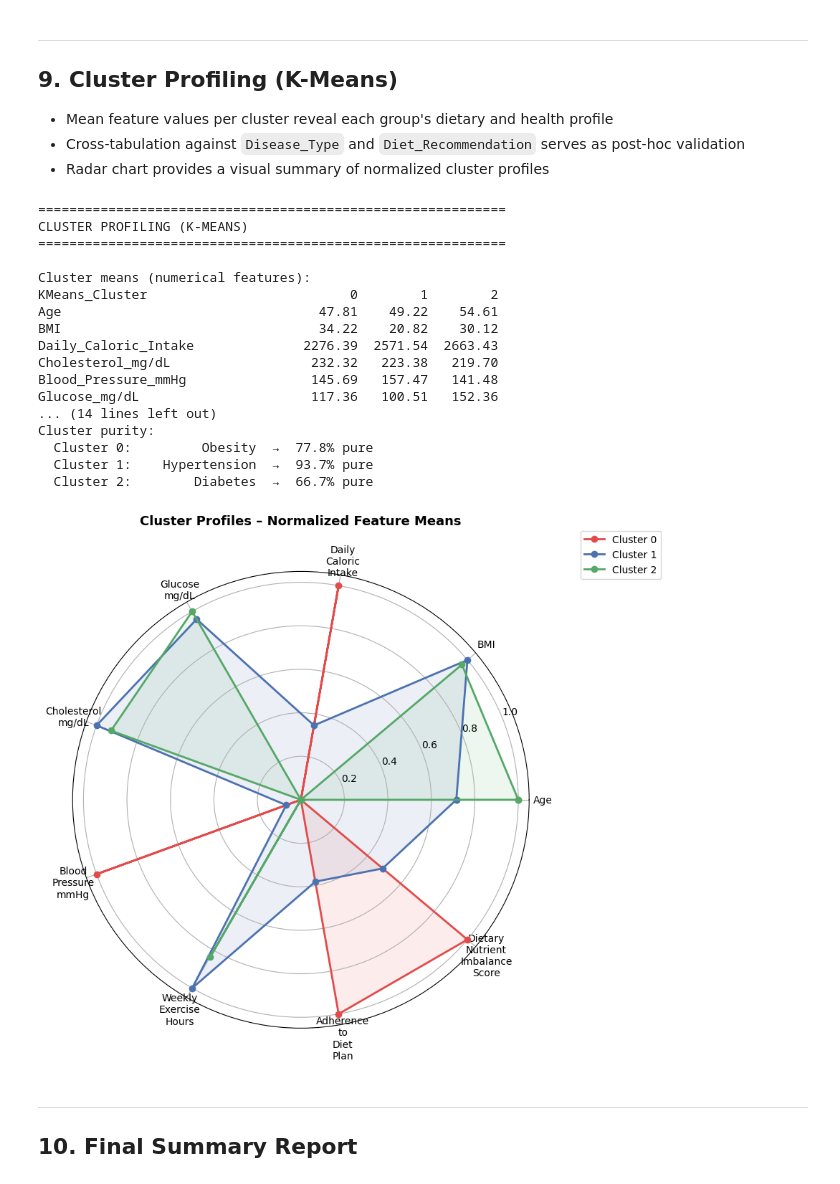
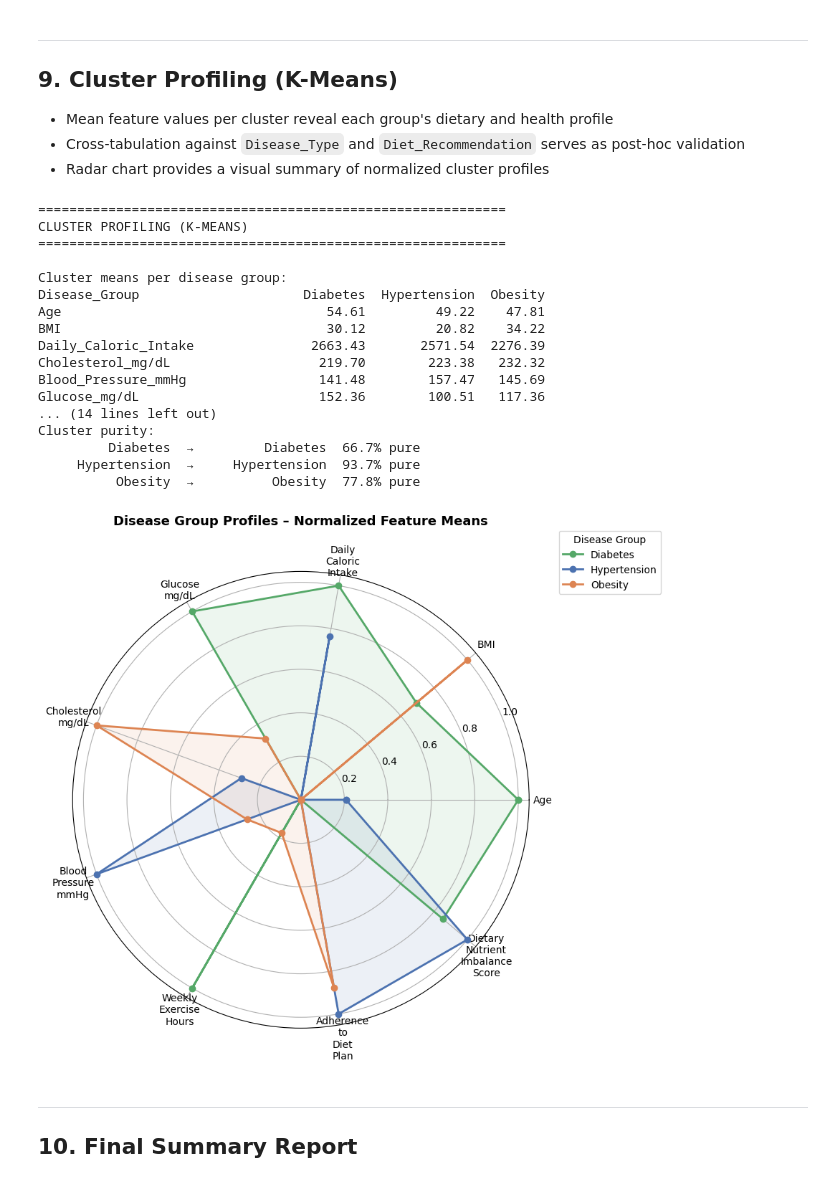
Before and after one commit to Fahad-Nawar/Dietary-analysis, a Jupyter notebook: dietary_analysis.ipynb, the cells around one changed output. Drawn from its saved outputs; the diff is of its cells as text; code cells hidden in the pictures.

```diff
--- a/dietary_analysis.ipynb
+++ b/dietary_analysis.ipynb
@@ -670,81 +705,84 @@ print("CLUSTER PROFILING (K-MEANS)")
 print("=" * 60)
 
 df_result = df_encoded.copy()
-df_result["KMeans_Cluster"] = km_labels
-df_result["Disease_Type"]   = labels_disease.values
+df_result["Disease_Group"] = km_named   # disease names instead of cluster numbers
+df_result["Disease_Type"]  = labels_disease.values
 
-# Mean feature values per cluster
-profile = df_result.groupby("KMeans_Cluster")[numerical].mean().round(2)
-print("\nCluster means (numerical features):")
+# Mean feature values per named disease group
+profile = df_result.groupby("Disease_Group")[numerical].mean().round(2)
+print("\nCluster means per disease group:")
 print(profile.T)
 
 # ── PRIMARY VALIDATION ──────────────────────────────────────────────────────
 print("\n" + "=" * 60)
-print("POST-HOC VALIDATION — Cluster vs Disease_Type")
+print("POST-HOC VALIDATION — Discovered Group vs Actual Disease_Type")
 print("=" * 60)
-crosstab = pd.crosstab(km_labels, labels_disease,
+crosstab = pd.crosstab(km_named, labels_disease,
+                        rownames=["Discovered Group"],
                         margins=True, margins_name="Total")
 print(crosstab)
 
-# Purity per cluster
+# Purity per group
 print("\nCluster purity:")
-ct_raw = pd.crosstab(km_labels, labels_disease)
-for cluster in ct_raw.index:
-    dominant_disease = ct_raw.loc[cluster].idxmax()
-    purity = ct_raw.loc[cluster].max() / ct_raw.loc[cluster].sum()
-    print(f"  Cluster {cluster}: {dominant_disease:>15}  →  {purity:.1%} pure")
+ct_raw = pd.crosstab(km_named, labels_disease)
+for group in ct_raw.index:
+    dominant = ct_raw.loc[group].idxmax()
+    purity   = ct_raw.loc[group].max() / ct_raw.loc[group].sum()
+    print(f"  {group:>15}  →  {dominant:>15}  {purity:.1%} pure")
 # %% [output]
 ============================================================
 CLUSTER PROFILING (K-MEANS)
 ============================================================
 
-Cluster means (numerical features):
-KMeans_Cluster                          0        1        2
-Age                                 47.81    49.22    54.61
-BMI                                 34.22    20.82    30.12
-Daily_Caloric_Intake              2276.39  2571.54  2663.43
-Cholesterol_mg/dL                  232.32   223.38   219.70
-Blood_Pressure_mmHg                145.69   157.47   141.48
-Glucose_mg/dL                      117.36   100.51   152.36
+Cluster means per disease group:
+Disease_Group                     Diabetes  Hypertension  Obesity
+Age                                  54.61         49.22    47.81
+BMI                                  30.12         20.82    34.22
+Daily_Caloric_Intake               2663.43       2571.54  2276.39
+Cholesterol_mg/dL                   219.70        223.38   232.32
+Blood_Pressure_mmHg                 141.48        157.47   145.69
+Glucose_mg/dL                       152.36        100.51   117.36
 ... (14 lines left out)
 Cluster purity:
-  Cluster 0:         Obesity  →  77.8% pure
-  Cluster 1:    Hypertension  →  93.7% pure
-  Cluster 2:        Diabetes  →  66.7% pure
+         Diabetes  →         Diabetes  66.7% pure
+     Hypertension  →     Hypertension  93.7% pure
+          Obesity  →          Obesity  77.8% pure
 # %%
-# Radar chart — cluster profiles (normalized 0–1)
+# Radar chart — disease group profiles (normalized 0–1)
 radar_features = ["Age", "BMI", "Daily_Caloric_Intake",
                   "Glucose_mg/dL", "Cholesterol_mg/dL",
                   "Blood_Pressure_mmHg", "Weekly_Exercise_Hours",
                   "Adherence_to_Diet_Plan", "Dietary_Nutrient_Imbalance_Score"]
 
-profile_radar = df_result.groupby("KMeans_Cluster")[radar_features].mean()
+profile_radar = df_result.groupby("Disease_Group")[radar_features].mean()
 profile_norm  = pd.DataFrame(
     MinMaxScaler().fit_transform(profile_radar),
     columns=radar_features,
     index=profile_radar.index
 )
 
 angles = np.linspace(0, 2 * np.pi, len(radar_features), endpoint=False).tolist()
 angles += angles[:1]
 
+disease_colors = {"Hypertension": "#4C72B0", "Obesity": "#DD8452", "Diabetes": "#55A868"}
+
 fig, ax = plt.subplots(figsize=(9, 9), subplot_kw=dict(polar=True))
-colors_radar = ["#E24B4A", "#4C72B0", "#55A868"]
-for i, row in profile_norm.iterrows():
-    vals = row.tolist() + row.tolist()[:1]
-    ax.plot(angles, vals, "o-", linewidth=2, label=f"Cluster {i}", color=colors_radar[i])
-    ax.fill(angles, vals, alpha=0.1, color=colors_radar[i])
+for disease, row in profile_norm.iterrows():
+    color = disease_colors.get(disease, "#888888")
+    vals  = row.tolist() + row.tolist()[:1]
+    ax.plot(angles, vals, "o-", linewidth=2, label=disease, color=color)
+    ax.fill(angles, vals, alpha=0.1, color=color)
 
 ax.set_xticks(angles[:-1])
 ax.set_xticklabels([f.replace("_", "\n") for f in radar_features], size=10)
-ax.set_title("Cluster Profiles – Normalized Feature Means",
+ax.set_title("Disease Group Profiles – Normalized Feature Means",
              size=13, fontweight="bold", pad=20)
-ax.legend(loc="upper right", bbox_to_anchor=(1.3, 1.1))
+ax.legend(loc="upper right", bbox_to_anchor=(1.3, 1.1), title="Disease Group")
 plt.tight_layout()
 plt.savefig("cluster_profiles_radar.png", dpi=150)
 plt.show()
 # %% [output]
-[figure, old version]
+[figure, new version]
 # %% [markdown]
 ---
 ## 10. Final Summary Report
```
Also changed, not shown: parts of 3 cells of this notebook, 5 other files.
